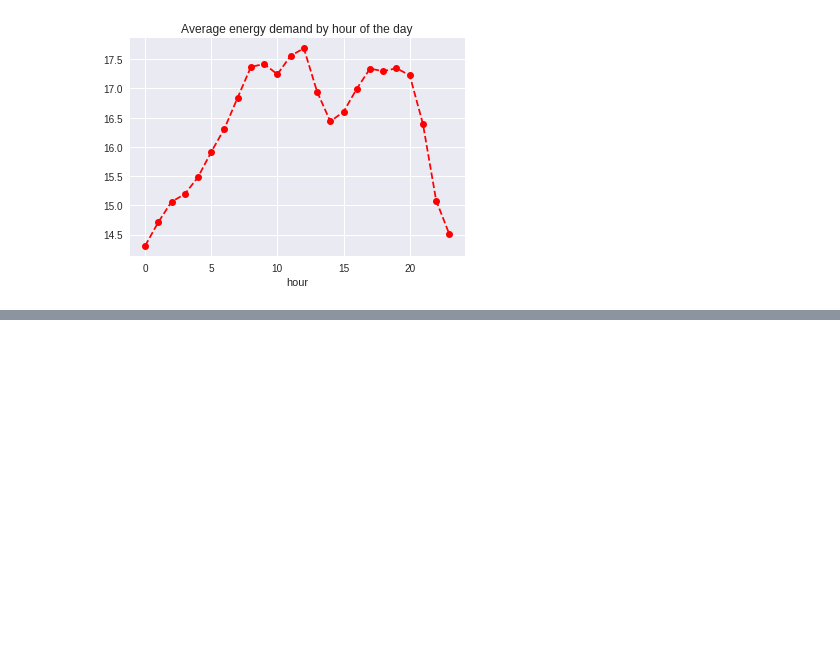
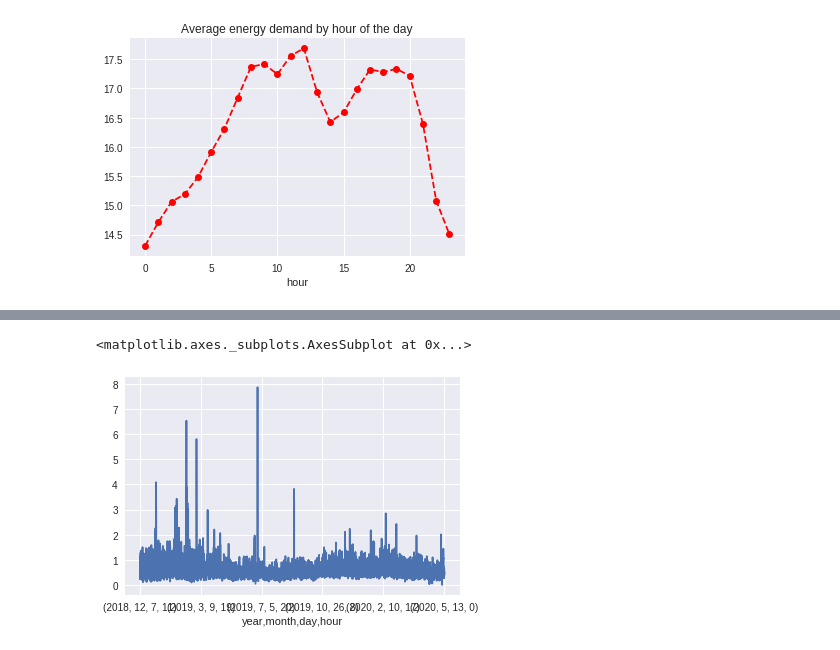
Before and after one commit to gergokoncz/itu, a Jupyter notebook: 4th_semester/large_scale_data/assignment4/influx_exploration.ipynb, the cells around one changed output, grey strips where cells are left out. Cells and saved outputs as stored; diff of their text form; code cells hidden in the pictures; blank space fills up the shorter version.

```diff
--- a/4th_semester/large_scale_data/assignment4/influx_exploration.ipynb
+++ b/4th_semester/large_scale_data/assignment4/influx_exploration.ipynb
@@ -179,0 +200,7 @@ plt.savefig('weekly_seasonality.png')
+# %%
+demand_hourly_std_df = features.groupby(['year', 'month', 'day', 'hour']).std()['Total']
+# %%
+demand_hourly_std_df.plot()
+# %% [output]
+<matplotlib.axes._subplots.AxesSubplot at 0x...>
+[figure, added]
```
Also changed, not shown: parts of 25 cells of this notebook, 8 other files.
